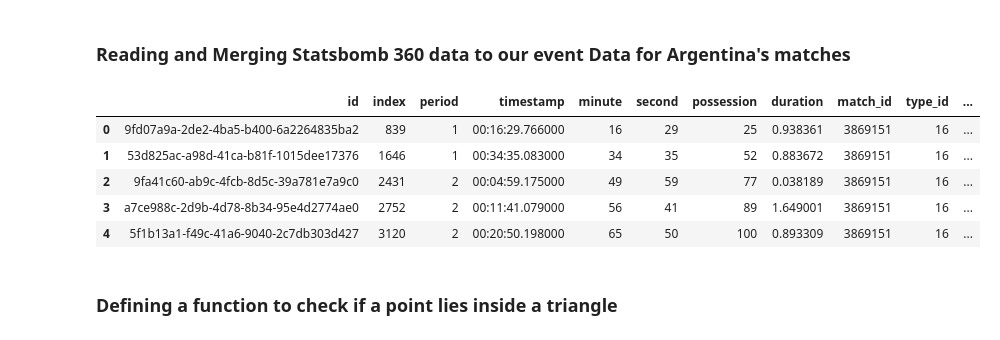
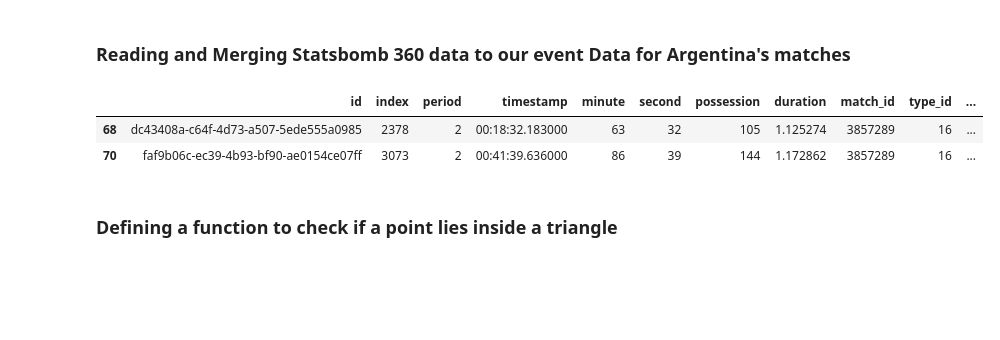
Before and after one commit to ishdeep-10/IndianCitizen, a Jupyter notebook: Models/xG/Advanced_xG_Model.ipynb, the cells around one changed output. Saved outputs shown, nothing was run; the diff lists cells and outputs as text; code cells hidden in the pictures; blank space fills up the shorter version.

```diff
--- a/Models/xG/Advanced_xG_Model.ipynb
+++ b/Models/xG/Advanced_xG_Model.ipynb
@@ -84,14 +124,11 @@ df_match_360 = pd.merge(left=df_team,right=df_team_360,left_on='id',right_on='ev
 # %%
 df_match_360 = df_match_360.drop_duplicates(subset=['id']).reset_index(drop=True)
 # %%
-df_match_360.head()
+df_match_360[(df_match_360['match_id'] == 3857289) & (df_match_360['outcome_name'] == 'Goal')]
 # %% [output]
 |  | id | index | period | timestamp | minute | second | possession | duration | match_id | type_id | ... |
-| 0 | 9fd07a9a-2de2-4ba5-b400-6a2264835ba2 | 839 | 1 | 00:16:29.766000 | 16 | 29 | 25 | 0.938361 | 3869151 | 16 | ... |
-| 1 | 53d825ac-a98d-41ca-b81f-1015dee17376 | 1646 | 1 | 00:34:35.083000 | 34 | 35 | 52 | 0.883672 | 3869151 | 16 | ... |
-| 2 | 9fa41c60-ab9c-4fcb-8d5c-39a781e7a9c0 | 2431 | 2 | 00:04:59.175000 | 49 | 59 | 77 | 0.038189 | 3869151 | 16 | ... |
-| 3 | a7ce988c-2d9b-4d78-8b34-95e4d2774ae0 | 2752 | 2 | 00:11:41.079000 | 56 | 41 | 89 | 1.649001 | 3869151 | 16 | ... |
-| 4 | 5f1b13a1-f49c-41a6-9040-2c7db303d427 | 3120 | 2 | 00:20:50.198000 | 65 | 50 | 100 | 0.893309 | 3869151 | 16 | ... |
+| 68 | dc43408a-c64f-4d73-a507-5ede555a0985 | 2378 | 2 | 00:18:32.183000 | 63 | 32 | 105 | 1.125274 | 3857289 | 16 | ... |
+| 70 | faf9b06c-ec39-4b93-bf90-ae0154ce07ff | 3073 | 2 | 00:41:39.636000 | 86 | 39 | 144 | 1.172862 | 3857289 | 16 | ... |
 # %% [markdown]
 ### Defining a function to check if a point lies inside a triangle
 # %%
```
Also changed, not shown: parts of 5 cells of this notebook, 1 other file.
